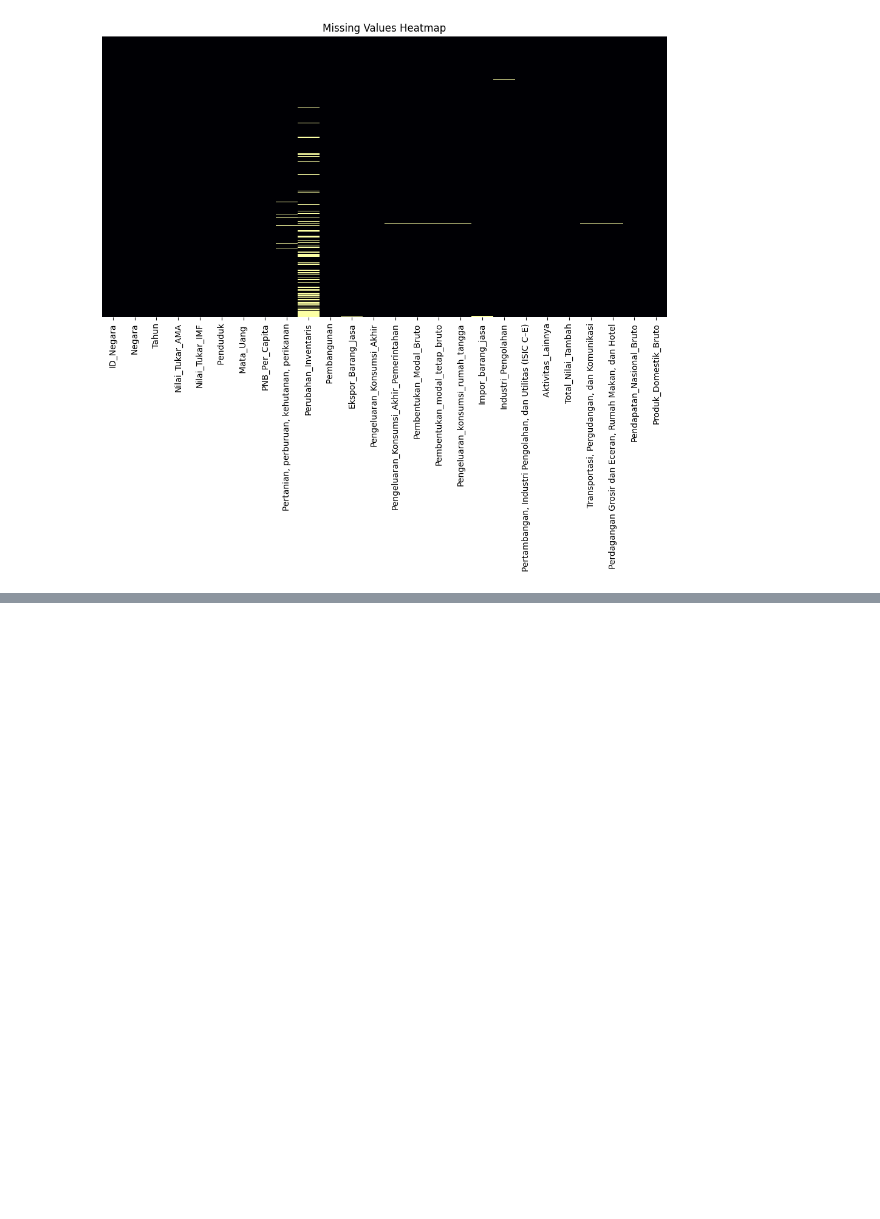
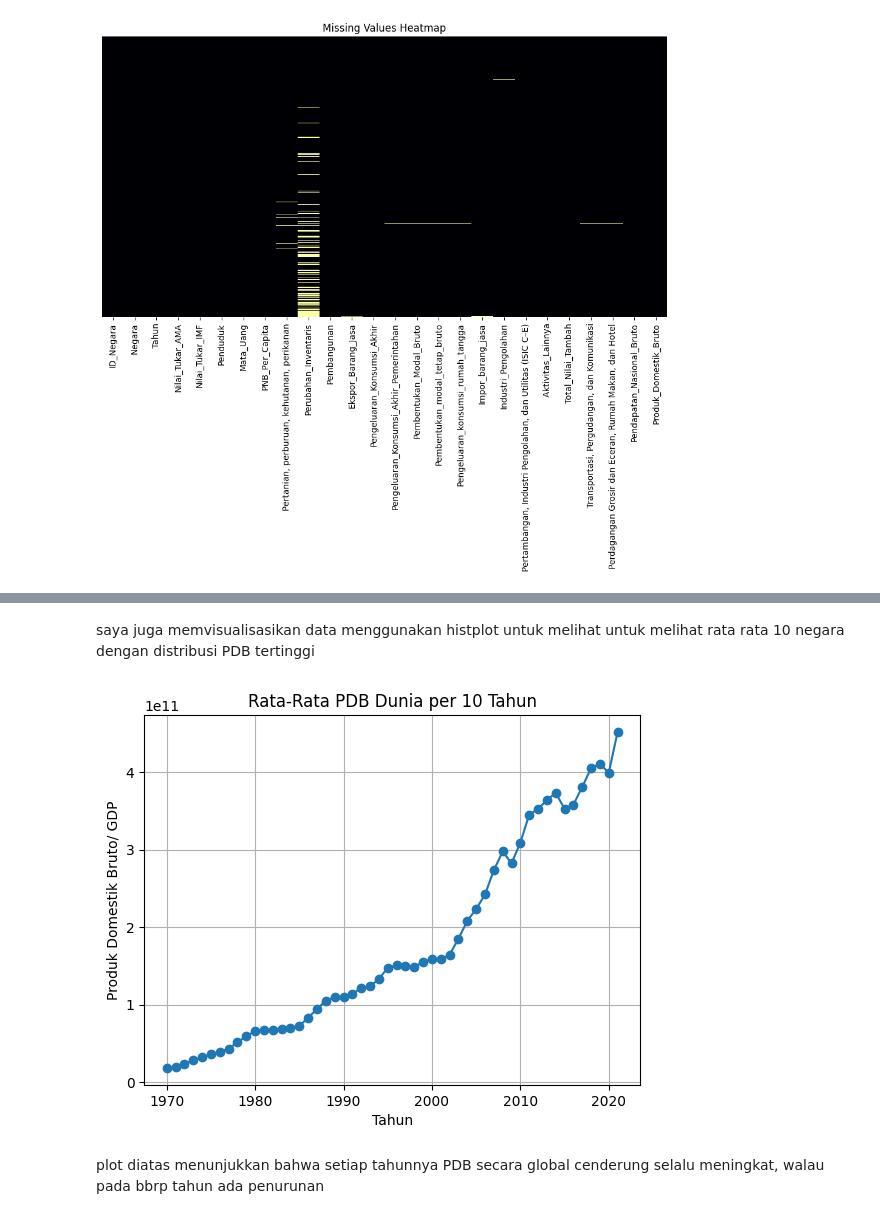
Before and after one commit to HazwanAdhikara/economy-analysis, a Jupyter notebook: economy.ipynb, the cells around one changed output, grey strips where cells are left out. Cells and saved outputs as stored; diff of their text form; code cells hidden in the pictures; blank space fills up the shorter version.

```diff
--- a/economy.ipynb
+++ b/economy.ipynb
@@ -78,0 +175,14 @@ Ekspor_Barang_Jasa                                              21    0.199772
+# %% [markdown]
+saya juga memvisualisasikan data menggunakan histplot untuk melihat untuk melihat rata rata 10 negara dengan distribusi PDB tertinggi
+# %%
+df_cleaned.groupby('Tahun')['Produk_Domestik_Bruto'].mean().plot(marker='o')
+
+plt.title('Rata-Rata PDB Dunia per 10 Tahun')
+plt.ylabel('Produk Domestik Bruto/ GDP')
+plt.xlabel('Tahun')
+plt.grid(True)
+plt.show()
+# %% [output]
+[figure, added]
+# %% [markdown]
+plot diatas menunjukkan bahwa setiap tahunnya PDB secara global cenderung selalu meningkat, walau pada bbrp tahun ada penurunan
```
Also changed, not shown: parts of 33 cells of this notebook, 1 other file.
